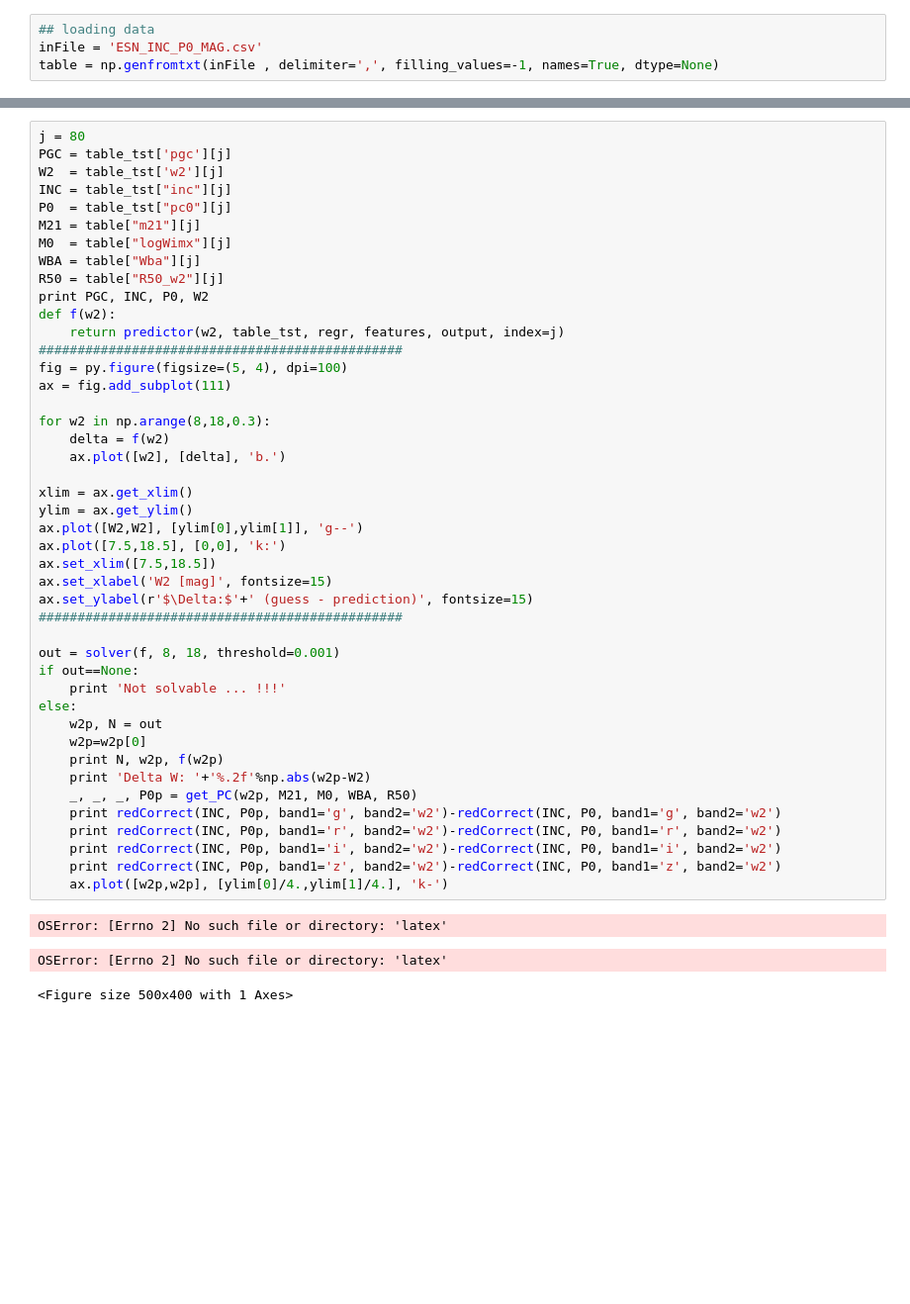
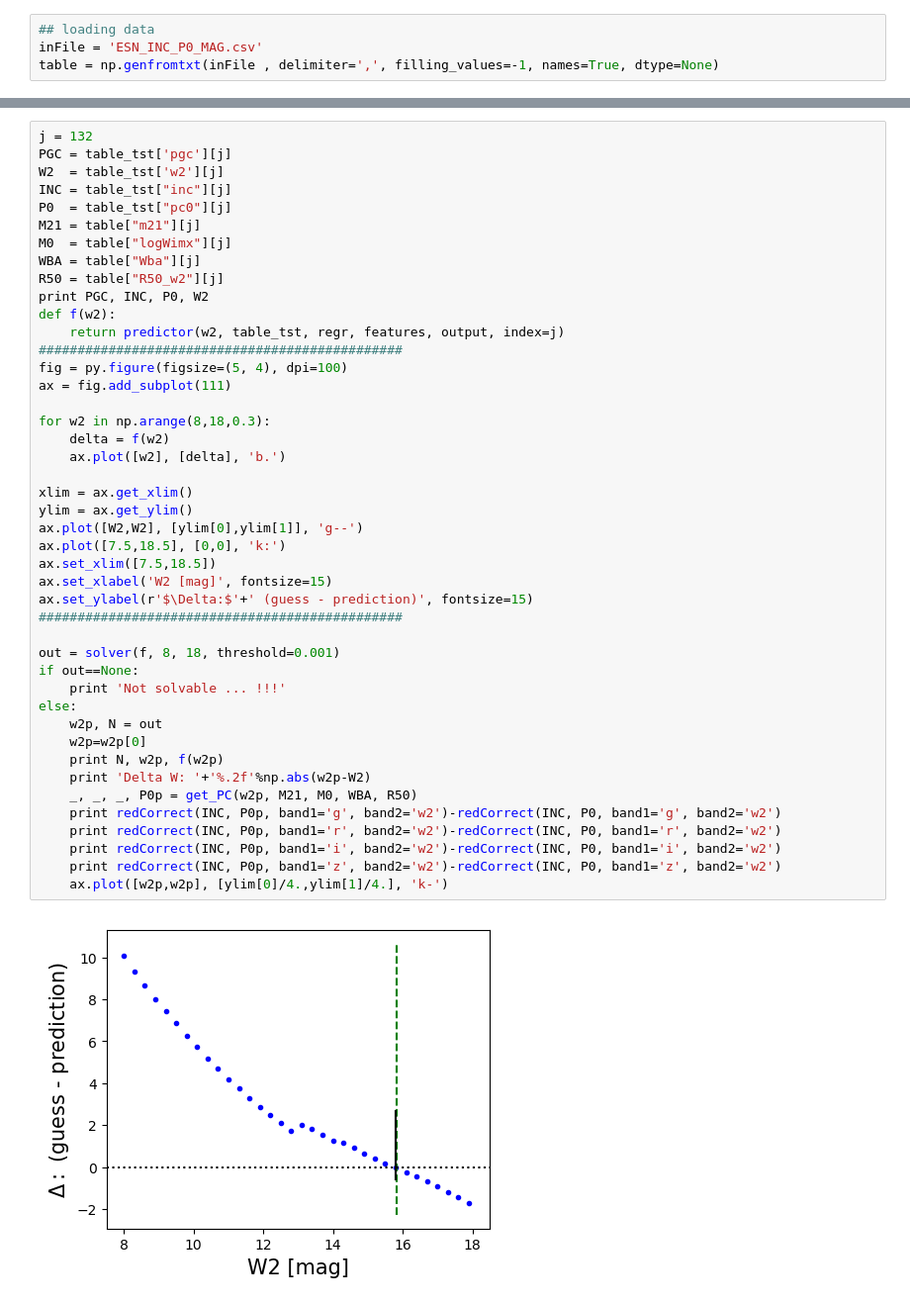
Before and after one commit to jl582/reddening_Ast399, a Jupyter notebook: playing_with_Random_Forest.ipynb, the cells around one changed output, grey strips where cells are left out. Shown at 99% size. Saved outputs shown, nothing was run; the diff lists cells and outputs as text; blank space fills up the shorter version.

```diff
--- a/playing_with_Random_Forest.ipynb
+++ b/playing_with_Random_Forest.ipynb
@@ -181,5 +173,5 @@ OSError: [Errno 2] No such file or directory: 'latex'
 # %%
-j = 80
+j = 132
 PGC = table_tst['pgc'][j]
 W2  = table_tst['w2'][j]
 INC = table_tst["inc"][j]
@@ -196,33 +188,31 @@ fig = py.figure(figsize=(5, 4), dpi=100)
 ax = fig.add_subplot(111)
 
 for w2 in np.arange(8,18,0.3):
     delta = f(w2)
     ax.plot([w2], [delta], 'b.')
 
 xlim = ax.get_xlim()
 ylim = ax.get_ylim()
 ax.plot([W2,W2], [ylim[0],ylim[1]], 'g--')
 ax.plot([7.5,18.5], [0,0], 'k:')
 ax.set_xlim([7.5,18.5])
 ax.set_xlabel('W2 [mag]', fontsize=15)
 ax.set_ylabel(r'$\Delta:$'+' (guess - prediction)', fontsize=15)
 ###############################################
 
 out = solver(f, 8, 18, threshold=0.001)
 if out==None:
     print 'Not solvable ... !!!'
 else:
     w2p, N = out
     w2p=w2p[0]
     print N, w2p, f(w2p)
     print 'Delta W: '+'%.2f'%np.abs(w2p-W2)
     _, _, _, P0p = get_PC(w2p, M21, M0, WBA, R50)
     print redCorrect(INC, P0p, band1='g', band2='w2')-redCorrect(INC, P0, band1='g', band2='w2')
     print redCorrect(INC, P0p, band1='r', band2='w2')-redCorrect(INC, P0, band1='r', band2='w2')
     print redCorrect(INC, P0p, band1='i', band2='w2')-redCorrect(INC, P0, band1='i', band2='w2')
     print redCorrect(INC, P0p, band1='z', band2='w2')-redCorrect(INC, P0, band1='z', band2='w2')
     ax.plot([w2p,w2p], [ylim[0]/4.,ylim[1]/4.], 'k-')
 # %% [output]
-OSError: [Errno 2] No such file or directory: 'latex'
-OSError: [Errno 2] No such file or directory: 'latex'
-<Figure size 500x400 with 1 Axes>
+[figure, added]
```
Also changed, not shown: parts of 2 cells of this notebook, 1 other file.
